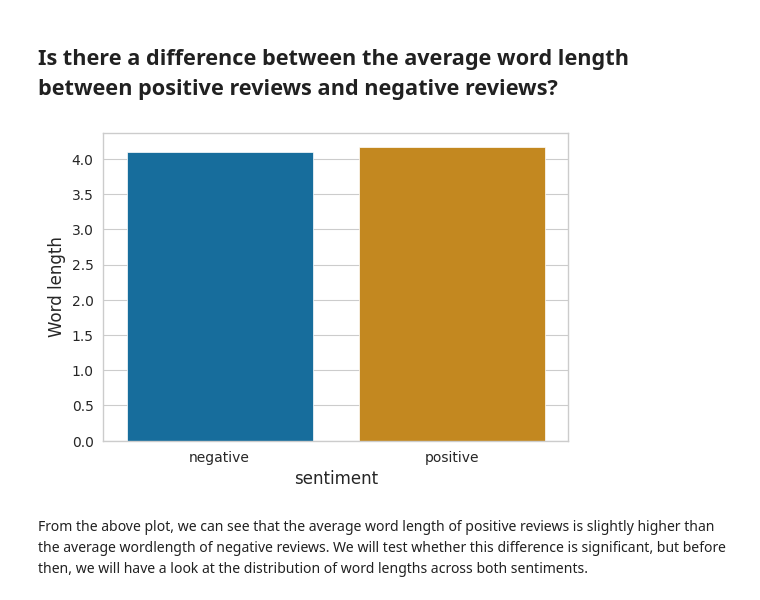
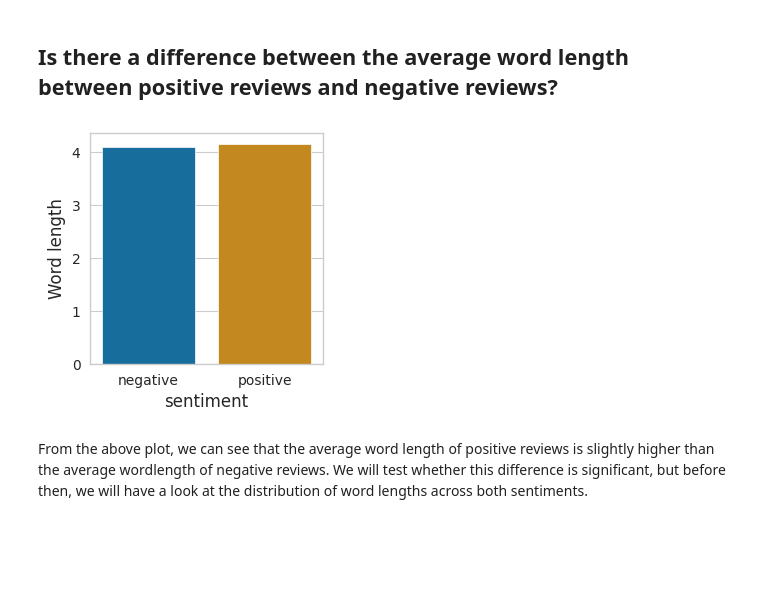
Before and after one commit to noah1-alt/sentiment-analysis, a Jupyter notebook: futureintern-ml-02.ipynb, the cells around one changed output. Cells and saved outputs as stored; diff of their text form; code cells hidden in the pictures; blank space fills up the shorter version.

```diff
--- a/futureintern-ml-02.ipynb
+++ b/futureintern-ml-02.ipynb
@@ -247,14 +250,14 @@ Lastly, a CLES (Common Language Effect Size) value 0.499 suggests that there is
 # %%
 #Calculating average word length
 average_word_length = [np.mean(np.array([len(word) for word in review]))for review in movies_df['clean_tokens']]
 #Creating a column word_length
 movies_df['word_length'] = np.round(average_word_length, 3)
-plt.figure(figsize = (6,4))
+plt.figure(figsize = (3,3))
 sns.barplot(data = movies_df, x = 'sentiment', y = 'word_length', ci = True)
 plt.ylabel('Word length')
 plt.show()
 # %% [output]
-[figure, old version]
+[figure, new version]
 # %% [markdown]
 From the above plot, we can see that the average word length of positive reviews is slightly higher than the average wordlength of negative reviews. We will test whether this difference is significant, but before then, we will have a look at the distribution of word lengths across both sentiments.
 # %%
```
Also changed, not shown: parts of 20 cells of this notebook.
